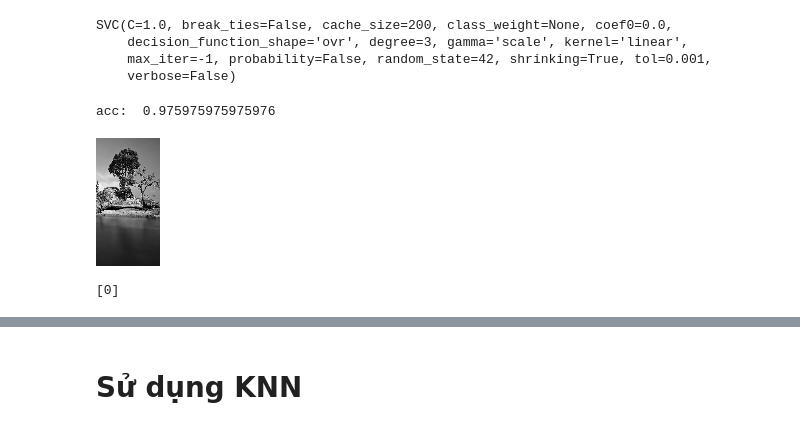
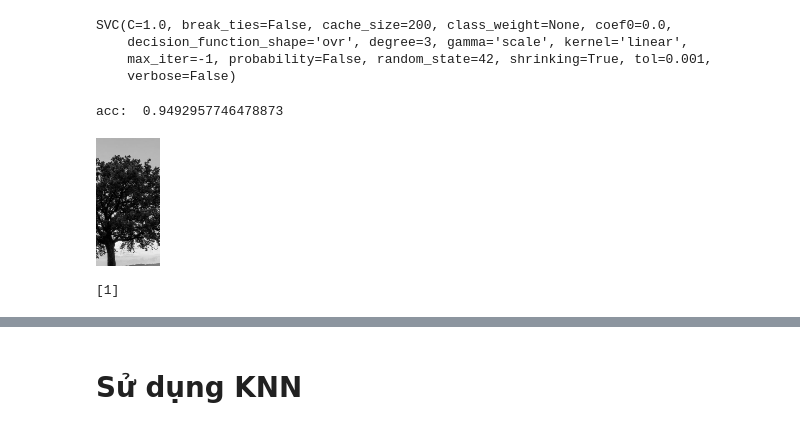
Before and after one commit to ntploc0910/CS114.K21, a Jupyter notebook: CUOI KY/detect_human.ipynb, the cells around one changed output, grey strips where cells are left out. Cells and saved outputs as stored; diff of their text form; code cells hidden in the pictures.

```diff
--- a/CUOI KY/detect_human.ipynb
+++ b/CUOI KY/detect_human.ipynb
@@ -61,12 +61,14 @@ class HOG:
 datasetPaths = []
 labels = []
 data = []
-for linkimage in glob.iglob('/content/drive/My Drive/Colab Notebooks/CUOI_KY/*/*.png', recursive=True):
+for linkimage in glob.iglob('/content/drive/My Drive/Colab Notebooks/CUOI KY/*/*.png', recursive=True):
     datasetPaths.append(linkimage);
 random.shuffle(datasetPaths)
 for path in datasetPaths:
   labels.append(path.split(os.path.sep)[-2])
-  data.append(cv2.imread(path, cv2.IMREAD_GRAYSCALE))
+  img = cv2.imread(path, cv2.IMREAD_GRAYSCALE)
+  img = cv2.resize(img, (64, 128))
+  data.append(img)
 # %% [markdown]
 *   Chuyển nhãn về dạng số để phù hợp cho việc train model
 *   Trong bước này, ảnh có người có nhãn là 1
@@ -103,14 +105,14 @@ from sklearn.metrics import accuracy_score
 pred = model.predict(x_test)
 print('acc: ', accuracy_score(pred, y_test))
 # %% [output]
-acc:  0.975975975975976
+acc:  0.9492957746478873
 # %%
-img = cv2.imread("4.jpg", cv2.IMREAD_GRAYSCALE)
+img = cv2.imread("5.jpg", cv2.IMREAD_GRAYSCALE)
 img = cv2.resize(img, (64, 128))
 cv2_imshow(img)
 temp = hog.describe(img)
 pred = model.predict([temp])
 print(pred)
 # %% [output]
-[figure, old version]
+[figure, new version]
-[0]
+[1]
```
Also changed, not shown: parts of 2 cells of this notebook.
